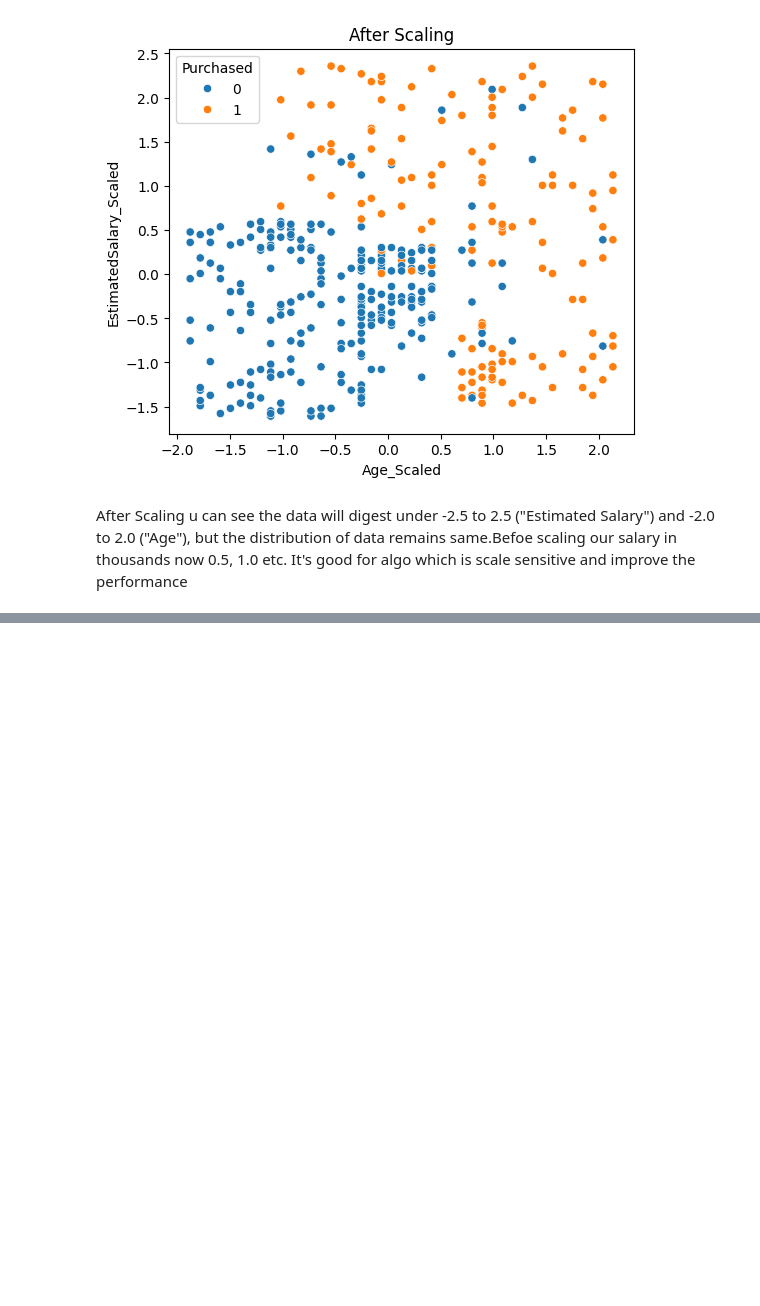
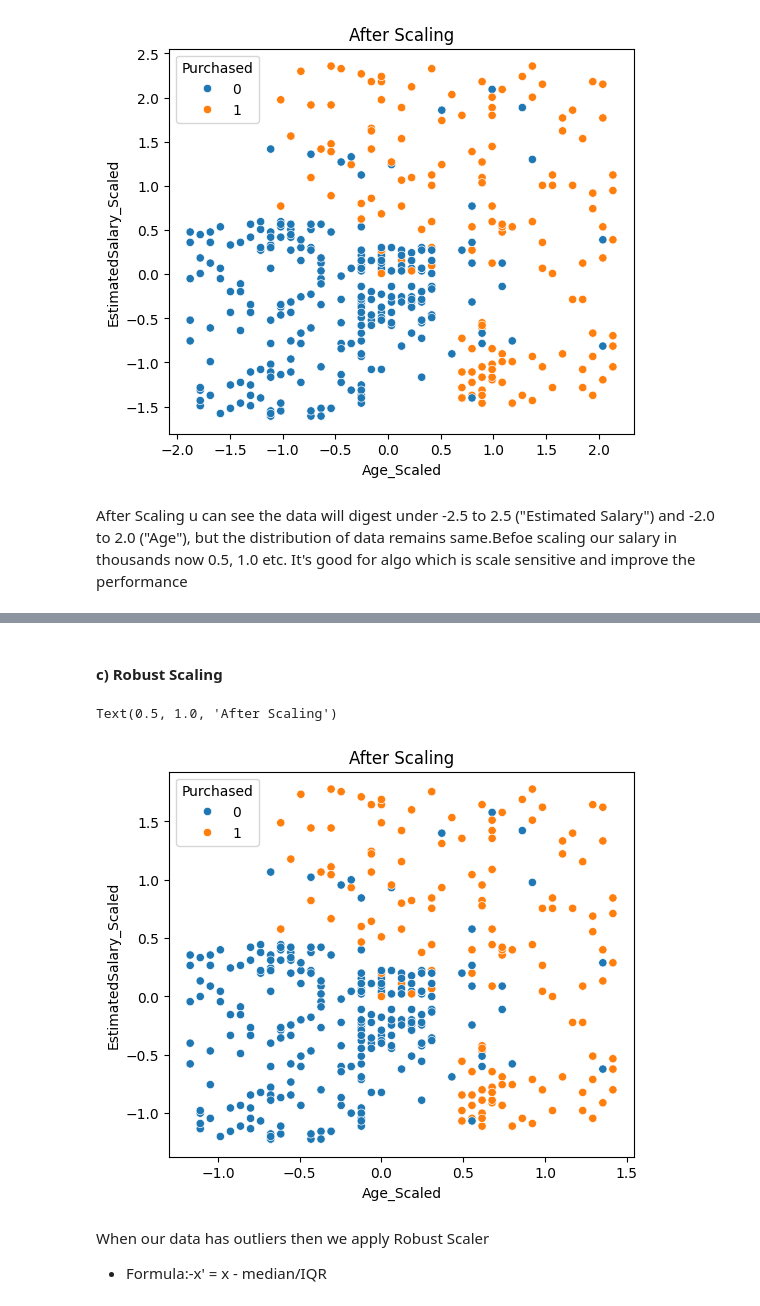
Before and after one commit to Shekhar7017/EDA, a Jupyter notebook: FeatureEngineering.ipynb, the cells around one changed output, grey strips where cells are left out. Saved outputs shown, nothing was run; the diff lists cells and outputs as text; code cells hidden in the pictures; blank space fills up the shorter version.

```diff
--- a/FeatureEngineering.ipynb
+++ b/FeatureEngineering.ipynb
@@ -84,0 +120,17 @@ After Scaling u can see the data will digest under -2.5 to 2.5 ("Estimated Salar
+# %% [markdown]
+#### c) Robust Scaling
+# %%
+from sklearn.preprocessing import RobustScaler
+scaler = RobustScaler()
+df['Age_Scaled'] = scaler.fit_transform(df[['Age']])
+df['EstimatedSalary_Scaled'] = scaler.fit_transform(df[['EstimatedSalary']])
+# %%
+fig = plt.figure(figsize=(6,5))
+sns.scatterplot(x=df["Age_Scaled"], y = df['EstimatedSalary_Scaled'], hue = df['Purchased'])
+plt.title("After Scaling")
+# %% [output]
+Text(0.5, 1.0, 'After Scaling')
+[figure, added]
+# %% [markdown]
+When our data has outliers then we apply Robust Scaler
+- Formula:-x' = x - median/IQR
```
Also changed, not shown: parts of 8 cells of this notebook.
